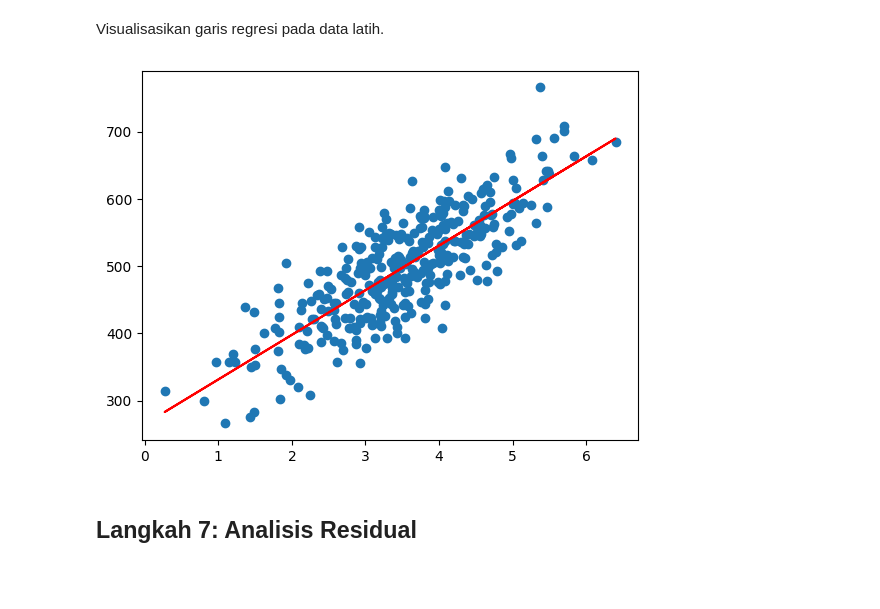
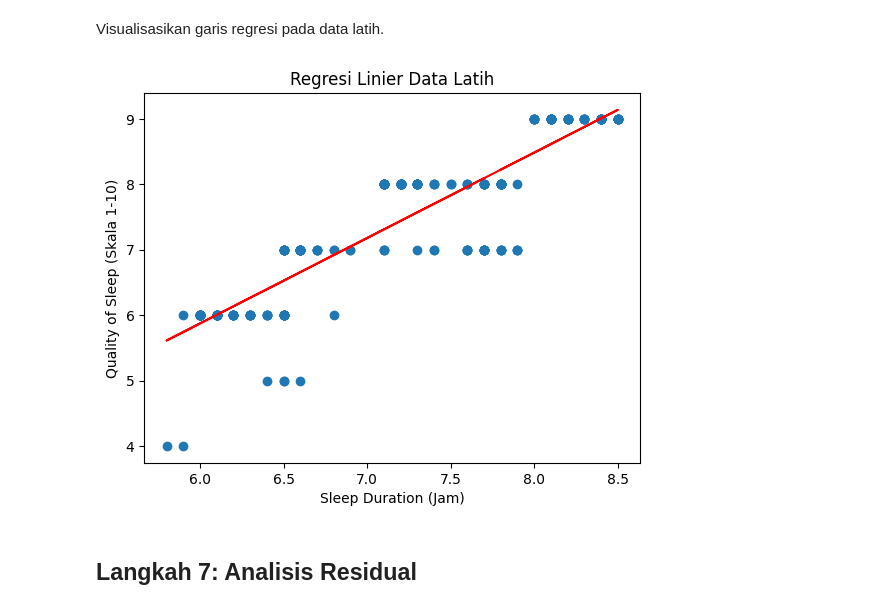
Before and after one commit to Aisyaaswy/Pemrograman_Mesin, a Jupyter notebook: jobsheet_7/praktikum_1.ipynb, the cells around one changed output. Cells and saved outputs as stored; diff of their text form; code cells hidden in the pictures; blank space fills up the shorter version.

```diff
--- a/jobsheet_7/praktikum_1.ipynb
+++ b/jobsheet_7/praktikum_1.ipynb
@@ -16,7 +16,7 @@ Import library NumPy dan Pandas yang digunakan untuk manipulasi data.
 ## **Langkah 3: Baca Data**
 # %%
 # baca data dari file CSV
-data = pd.read_csv('dataset.csv')
+data = pd.read_csv('Sleep_health_and_lifestyle_dataset.csv')
 # %% [markdown]
 Baca data dari file CSV dengan menggunakan Pandas.
 # %% [markdown]
@@ -87,13 +104,14 @@ plt.show()
 # %%
 # Membuat variabel bebas X dan Y, contoh pengambilan dari analisis korelasi sebelumnya
-X = data['Length of Membership']
-y = data['Yearly Amount Spent']
+X = data['Sleep Duration']
+y = data['Quality of Sleep']
 # %% [markdown]
 Pisahkan variabel bebas (X) dan variabel target (y).
 # %%
 # Pembagian data latih dan data uji dengan proporsi 7:3
-from sklearn.model_selection import train_test_split
-X_train, X_test, y_train, y_test = train_test_split(X, y, train_size=0.7, test_size=0.3, random_state=100)
+X_train, X_test, y_train, y_test = train_test_split(
+    X, y, train_size=0.7, test_size=0.3, random_state=100
+)
 # %% [markdown]
 - Bagi data menjadi data latih (70%) dan data uji (30%) menggunakan train_test_split.
 
@@ -109,10 +145,13 @@ Visualisasikan garis regresi pada data latih.
 # %%
 # Visualisasi garis regresi
 plt.scatter(X_train, y_train)
-plt.plot(X_train, 265.2483 + 66.3015*X_train, 'r')
+plt.plot(X_train, lr.predict(X_train_sm), 'r')
+plt.xlabel('Sleep Duration (Jam)')
+plt.ylabel('Quality of Sleep (Skala 1-10)')
+plt.title('Regresi Linier Data Latih')
 plt.show()
 # %% [output]
-[figure, old version]
+[figure, new version]
 # %% [markdown]
 ## **Langkah 7: Analisis Residual**
 # %%
```
Also changed, not shown: parts of 9 cells of this notebook.
